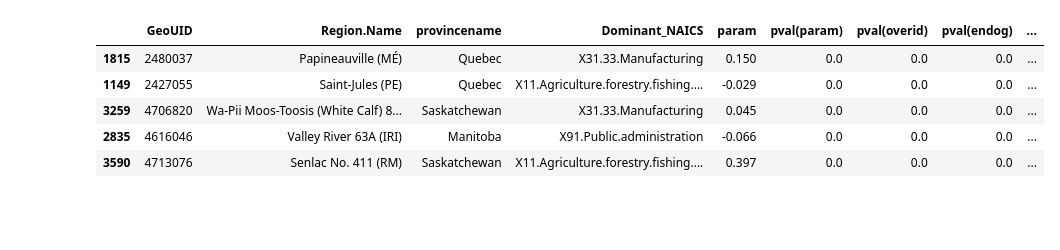
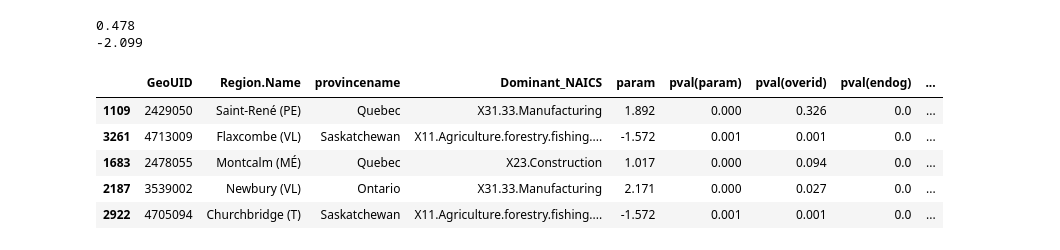
Before and after one commit to joosung-min/ssc23-case-comp, a Jupyter notebook: B03_iv_visualization.ipynb, the cells around one changed output. Drawn from its saved outputs; the diff is of its cells as text; code cells hidden in the pictures; blank space fills up the shorter version.

```diff
--- a/B03_iv_visualization.ipynb
+++ b/B03_iv_visualization.ipynb
@@ -53,17 +20,14 @@ geo_df = pd.read_csv("./data/user_data/01_iv_analysis/C01_geo_df.csv")
 geo_df["provincename"] = geo_df["provincename"].str.replace(" ", "_")
 
 prod_temp = pd.read_csv("./data/user_data/01_iv_analysis/C01_prod_temp.csv")
-iv_prov = pd.read_csv("./data/user_data/01_iv_analysis/C01_iv_prov.csv")
-iv_all = pd.read_csv("./data/user_data/01_iv_analysis/_allTogether/tavg_iv2sls_result.csv")
+iv_all = pd.read_csv("./data/user_data/02_iv_extreme/iv_extreme_result.csv")
+iv_all["provincename"] = iv_all["provincename"].str.replace(" ", "_")
 
 print(geo_df.shape)
 # print(geo_df.columns)
 
 print(prod_temp.shape)
 # print(prod_temp.columns)
-
-print(iv_prov.shape)
-# print(iv_prov.columns)
 
 print(iv_all.shape)
 # print(iv_all.columns)
@@ -84,4 +46,7 @@ DriverError: ./data/user_data/_other/lcsd000b21a_e.shp: No such file or director
 # %%
+treatments = ["tmax_flag", "tmin_flag"]
+treatment = treatments[0]
+
 prod_temp_sub = prod_temp.loc[prod_temp.month == 12,
     ["GeoUID", "Dominant_NAICS"]].drop_duplicates().sort_values(
         by = "GeoUID").reset_index(drop = True)
@@ -90,15 +55,12 @@ merged_data = geo_df.merge(
     right = prod_temp_sub,
     on = "GeoUID", how = "left").drop_duplicates().reset_index(
         drop = True).merge(
-            right = iv_prov,
+            right = iv_all.loc[iv_all.treatment == treatment],
             left_on = ["provincename", "Dominant_NAICS"],
             right_on = ["provincename", "industry"],
             how = "left").sort_values(
                 by = "GeoUID").drop(
                     columns = ["industry"])
-
-# - is_sig == True if all of pval(param), pval(overid), pval(endog) < 0.05
-merged_data["is_sig"] = (merged_data["pval(param)"] < 0.05) & (merged_data["pval(overid)"] < 0.05) & (merged_data["pval(endog)"] < 0.05)
 
 # - If GeoUID is repeated, then choose the one with is_sig == True and the largest pval(param)
 merged_data = merged_data.sort_values(
@@ -106,12 +68,11 @@ merged_data = merged_data.sort_values(
     ascending = [True, False, True]).drop_duplicates(
         subset = "GeoUID", keep = "first").reset_index(drop = True)
 
-# - If is_sig == False, then param = 0
-merged_data.loc[merged_data.is_sig == False, "param"] = 0
-
 # - Change the data type of GeoUID to str
 merged_data["GeoUID"] = merged_data["GeoUID"].astype(str)
 
+merged_data = merged_data.dropna(subset = "Dominant_NAICS").reset_index(drop = True)
+
 print(merged_data.shape)
-# merged_data.sample(5)
+merged_data.sample(5)
 # %% [output]
@@ -119,33 +86,43 @@ print(merged_data.shape)
+# %%
+print(np.max(merged_data["new_param"]))
+print(np.min(merged_data["new_param"]))
+# %% [output]
+0.478
+-2.099
 # %%
 country_data = merged_data.copy()
 
 # - Add boundary data for the census subdivisions.
 country_data = country_data.drop(columns = "geometry").merge(
     right = csd[["CSDUID", "geometry"]],
     left_on = "GeoUID", right_on = "CSDUID", how = "left").drop(
         columns = "CSDUID").reset_index(
         drop = True)
 
 # - Make GeoDataFrame.
 country_data = gpd.GeoDataFrame(country_data,
                                 geometry = "geometry", crs = "EPSG:3347")
 
 # - Assign categories by param(\beta_{tavg}:
 #   the effect of a unit increase in tavg on log(production)).
-group_labels = [" < -0.3)", "[-0.3, -0.15)", "[-0.15, 0)", "[0, 0.15)", "[0.15, 0.3)", "[0.3 < "]
-country_data.loc[pd.isnull(country_data["Dominant_NAICS"]), "param"] = None
-country_data["group"] = pd.cut(country_data["param"],
-                               (-0.7, -0.3, -0.15, 0, 0.15, 0.3, 0.5),
-                               labels = group_labels, right = False)
 
-# - If param == NaN then group = NaN
+country_data["group"] = np.select([country_data["new_param"] < -0.3,
+                                   (-0.3 <= country_data["new_param"]) & (country_data["new_param"] < -0.15 ),
+                                   (-0.15 <= country_data["new_param"]) & (country_data["new_param"] < 0),
+                                   (country_data["new_param"] == 0),
+                                   (0 < country_data["new_param"]) & (country_data["new_param"] <= 0.15),
+                                   (0.15 < country_data["new_param"]) & (country_data["new_param"] <= 0.3),
+                                   (0.3 < country_data["new_param"])
+                                   ], [0, 1, 2, 3, 4, 5, 6])
+
+
 country_data.sample(5)
 # %% [output]
 |  | GeoUID | Region.Name | provincename | Dominant_NAICS | param | pval(param) | pval(overid) | pval(endog) | ... |
-| 1815 | 2480037 | Papineauville (MÉ) | Quebec | X31.33.Manufacturing | 0.150 | 0.0 | 0.0 | 0.0 | ... |
-| 1149 | 2427055 | Saint-Jules (PE) | Quebec | X11.Agriculture.forestry.fishing.... | -0.029 | 0.0 | 0.0 | 0.0 | ... |
-| 3259 | 4706820 | Wa-Pii Moos-Toosis (White Calf) 8... | Saskatchewan | X31.33.Manufacturing | 0.045 | 0.0 | 0.0 | 0.0 | ... |
-| 2835 | 4616046 | Valley River 63A (IRI) | Manitoba | X91.Public.administration | -0.066 | 0.0 | 0.0 | 0.0 | ... |
-| 3590 | 4713076 | Senlac No. 411 (RM) | Saskatchewan | X11.Agriculture.forestry.fishing.... | 0.397 | 0.0 | 0.0 | 0.0 | ... |
+| 1109 | 2429050 | Saint-René (PE) | Quebec | X31.33.Manufacturing | 1.892 | 0.000 | 0.326 | 0.0 | ... |
+| 3261 | 4713009 | Flaxcombe (VL) | Saskatchewan | X11.Agriculture.forestry.fishing.... | -1.572 | 0.001 | 0.001 | 0.0 | ... |
+| 1683 | 2478055 | Montcalm (MÉ) | Quebec | X23.Construction | 1.017 | 0.000 | 0.094 | 0.0 | ... |
+| 2187 | 3539002 | Newbury (VL) | Ontario | X31.33.Manufacturing | 2.171 | 0.000 | 0.027 | 0.0 | ... |
+| 2922 | 4705094 | Churchbridge (T) | Saskatchewan | X11.Agriculture.forestry.fishing.... | -1.572 | 0.001 | 0.001 | 0.0 | ... |
 # %%
 # most negatively affected
```
Also changed, not shown: parts of 15 cells of this notebook, 9 other files.
